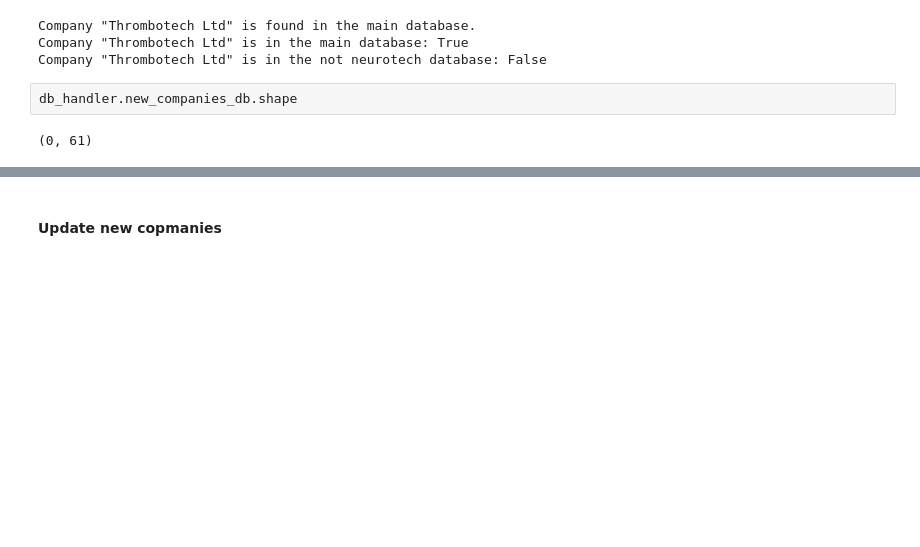
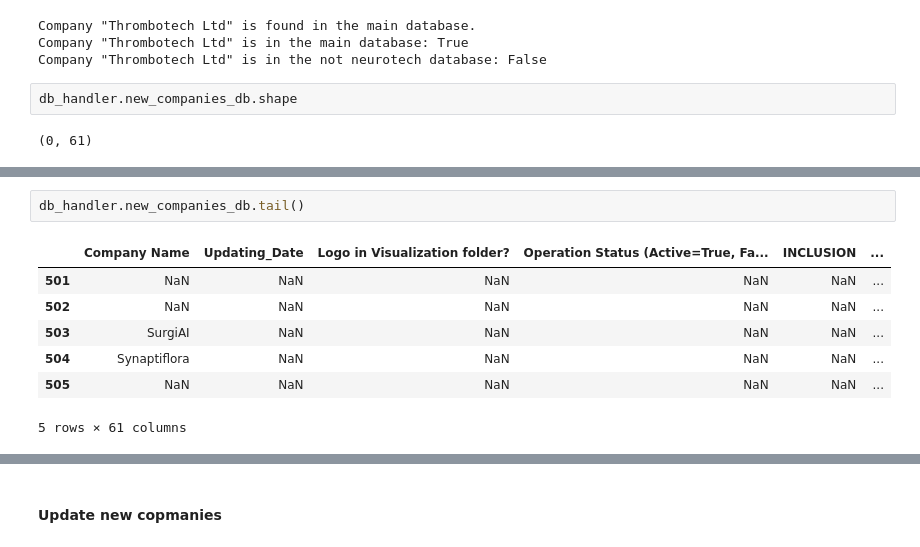
Before and after one commit to yegermaster/NeuroFinder_Update_Tool, a Jupyter notebook: notebook.ipynb, the cells around one changed output, grey strips where cells are left out. Drawn from its saved outputs; the diff is of its cells as text; blank space fills up the shorter version.

```diff
--- a/notebook.ipynb
+++ b/notebook.ipynb
@@ -271,3 +232,13 @@ db_handler.new_companies_db.shape
+# %%
+db_handler.new_companies_db.tail()
+# %% [output]
+|  | Company Name | Updating_Date | Logo in Visualization folder? | Operation Status (Active=True, Fa... | INCLUSION | ... |
+| 501 | NaN | NaN | NaN | NaN | NaN | ... |
+| 502 | NaN | NaN | NaN | NaN | NaN | ... |
+| 503 | SurgiAI | NaN | NaN | NaN | NaN | ... |
+| 504 | Synaptiflora | NaN | NaN | NaN | NaN | ... |
+| 505 | NaN | NaN | NaN | NaN | NaN | ... |
+5 rows × 61 columns
 # %%
 # Let's view the new potenital companies from CrunchBase
 cb_path = "jan25/crunchbase search.csv"
```
Also changed, not shown: parts of 12 cells of this notebook, 1 other file.
